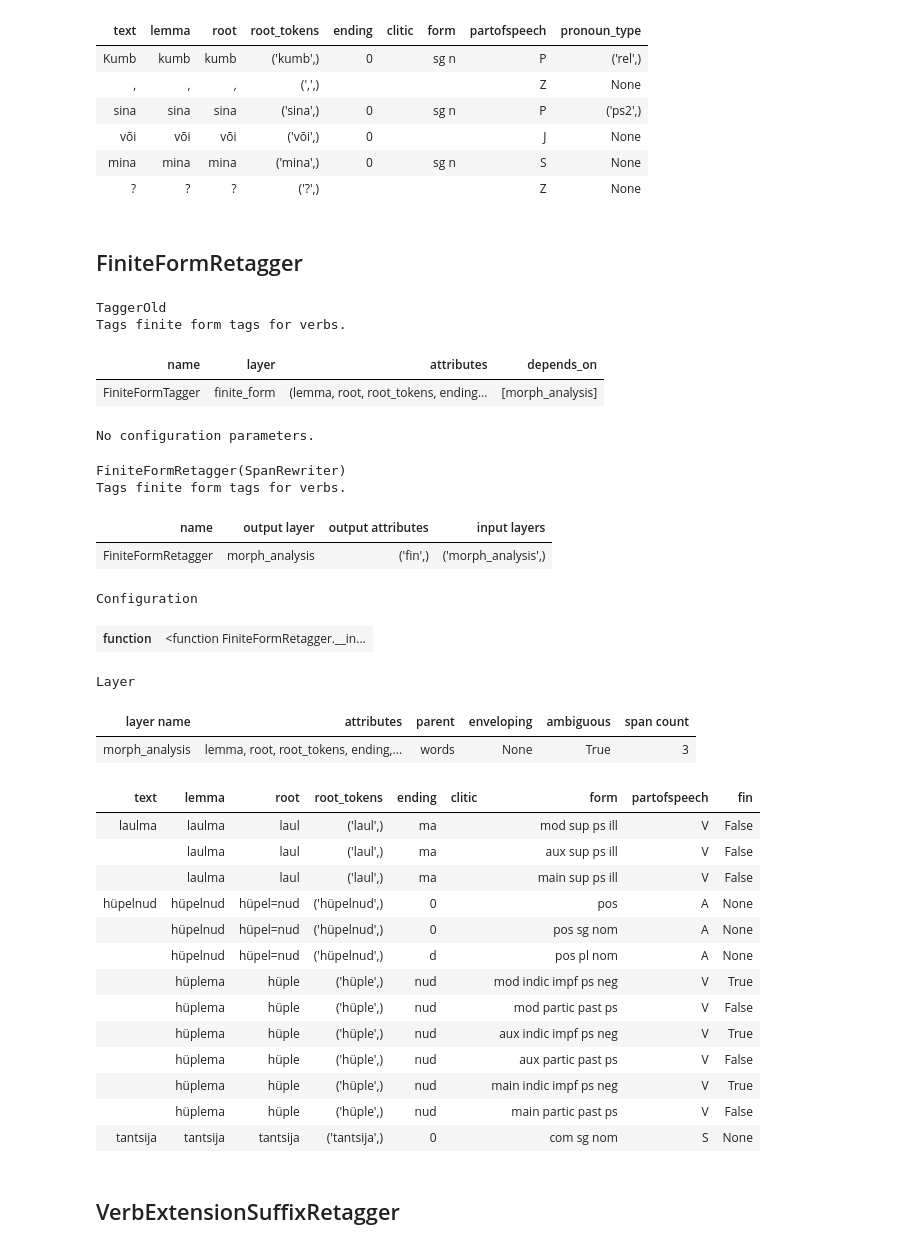
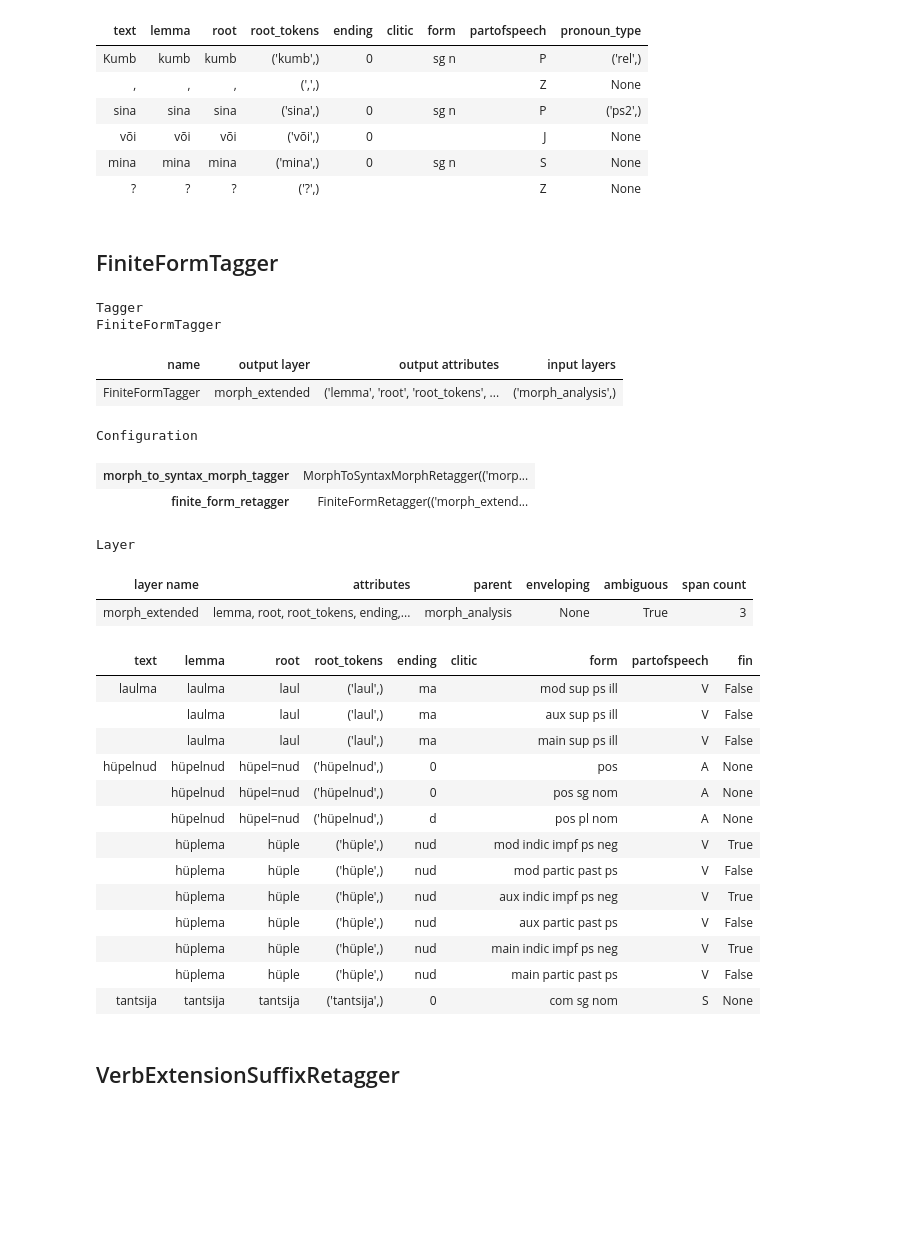
Before and after one commit to estnltk/estnltk, a Jupyter notebook: tutorials/nlp_pipeline/B_10_syntax_preprocessing_and_export.ipynb, the cells around one changed output. Cells and saved outputs as stored; diff of their text form; code cells hidden in the pictures; blank space fills up the shorter version.

Commit message:
removed syntax preprocessing dependencies on rewriters

```diff
--- a/tutorials/nlp_pipeline/B_10_syntax_preprocessing_and_export.ipynb
+++ b/tutorials/nlp_pipeline/B_10_syntax_preprocessing_and_export.ipynb
@@ -56,45 +57,32 @@ Layer
 | mina | mina | mina | ('mina',) | 0 |  | sg n | S | None |
 | ? | ? | ? | ('?',) |  |  |  | Z | None |
 # %% [markdown]
-## FiniteFormRetagger
+## FiniteFormTagger
 # %%
 from estnltk.taggers import FiniteFormTagger
 
 fsToSyntFulesFile = abs_path('rewriting/syntax_preprocessing/rules_files/tmorftrtabel.txt')
 
-tagger = FiniteFormTagger(fs_to_synt_rules_file=fsToSyntFulesFile)
+tagger = FiniteFormTagger('morph_analysis', fs_to_synt_rules_file=fsToSyntFulesFile)
 tagger
 # %% [output]
-TaggerOld
-Tags finite form tags for verbs.
+Tagger
+FiniteFormTagger
-| name | layer | attributes | depends_on |
-| FiniteFormTagger | finite_form | (lemma, root, root_tokens, ending... | [morph_analysis] |
+| name | output layer | output attributes | input layers |
+| FiniteFormTagger | morph_extended | ('lemma', 'root', 'root_tokens', ... | ('morph_analysis',) |
-No configuration parameters.
+Configuration
+| morph_to_syntax_morph_tagger | MorphToSyntaxMorphRetagger(('morp... |
+| finite_form_retagger | FiniteFormRetagger(('morph_extend... |
-# %%
-from estnltk.taggers.syntax_preprocessing.finite_form_tagger import FiniteFormRetagger
-
-fsToSyntFulesFile = abs_path('rewriting/syntax_preprocessing/rules_files/tmorftrtabel.txt')
-
-retagger = FiniteFormRetagger('morph_analysis', fs_to_synt_rules_file=fsToSyntFulesFile)
-retagger
-# %% [output]
-FiniteFormRetagger(SpanRewriter)
-Tags finite form tags for verbs.
-| name | output layer | output attributes | input layers |
-| FiniteFormRetagger | morph_analysis | ('fin',) | ('morph_analysis',) |
-Configuration
-| function | <function FiniteFormRetagger.__in... |
 # %%
 text = Text('laulma hüpelnud tantsija').tag_layer()
-text.morph_analysis
 
-retagger.retag(text)
+tagger.tag(text)
 
-text.morph_analysis
+text.morph_extended
 # %% [output]
 Layer
 | layer name | attributes | parent | enveloping | ambiguous | span count |
-| morph_analysis | lemma, root, root_tokens, ending,... | words | None | True | 3 |
+| morph_extended | lemma, root, root_tokens, ending,... | morph_analysis | None | True | 3 |
 | text | lemma | root | root_tokens | ending | clitic | form | partofspeech | fin |
 | laulma | laulma | laul | ('laul',) | ma |  | mod sup ps ill | V | False |
 |  | laulma | laul | ('laul',) | ma |  | aux sup ps ill | V | False |
```
Also changed, not shown: parts of 6 cells of this notebook, 7 other files.
